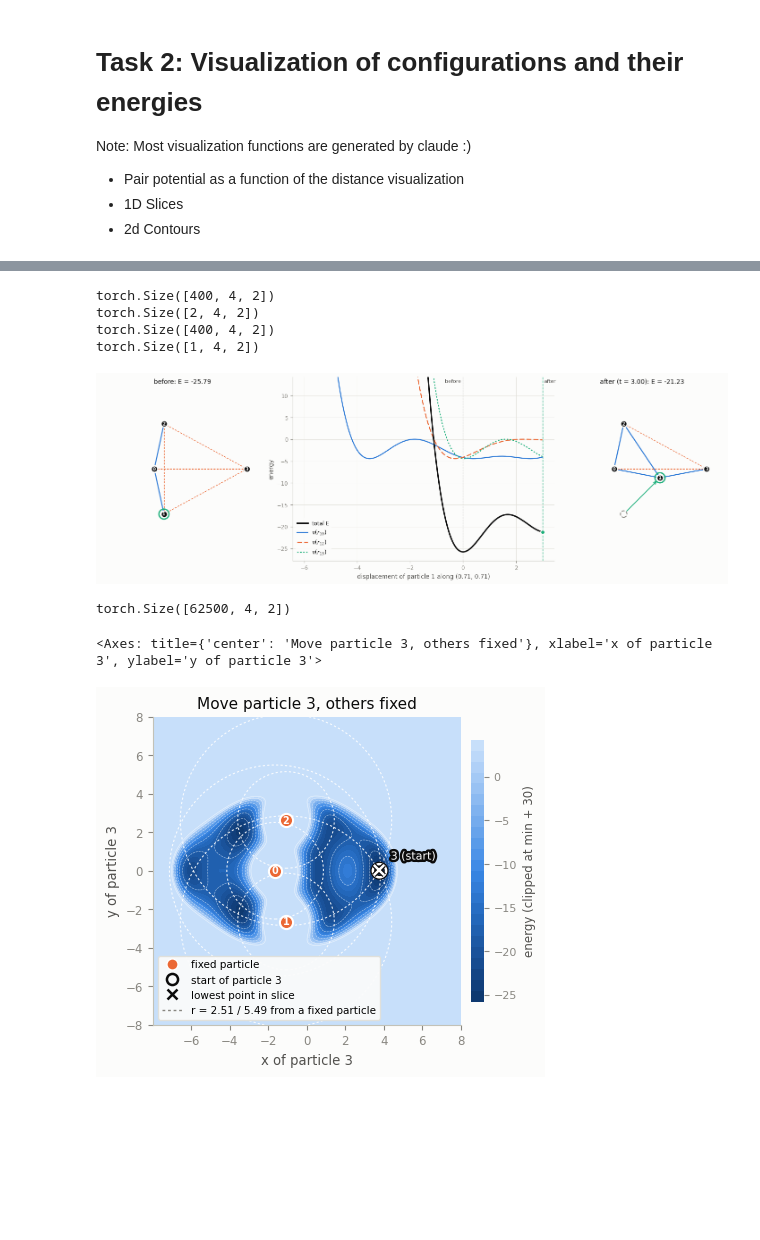
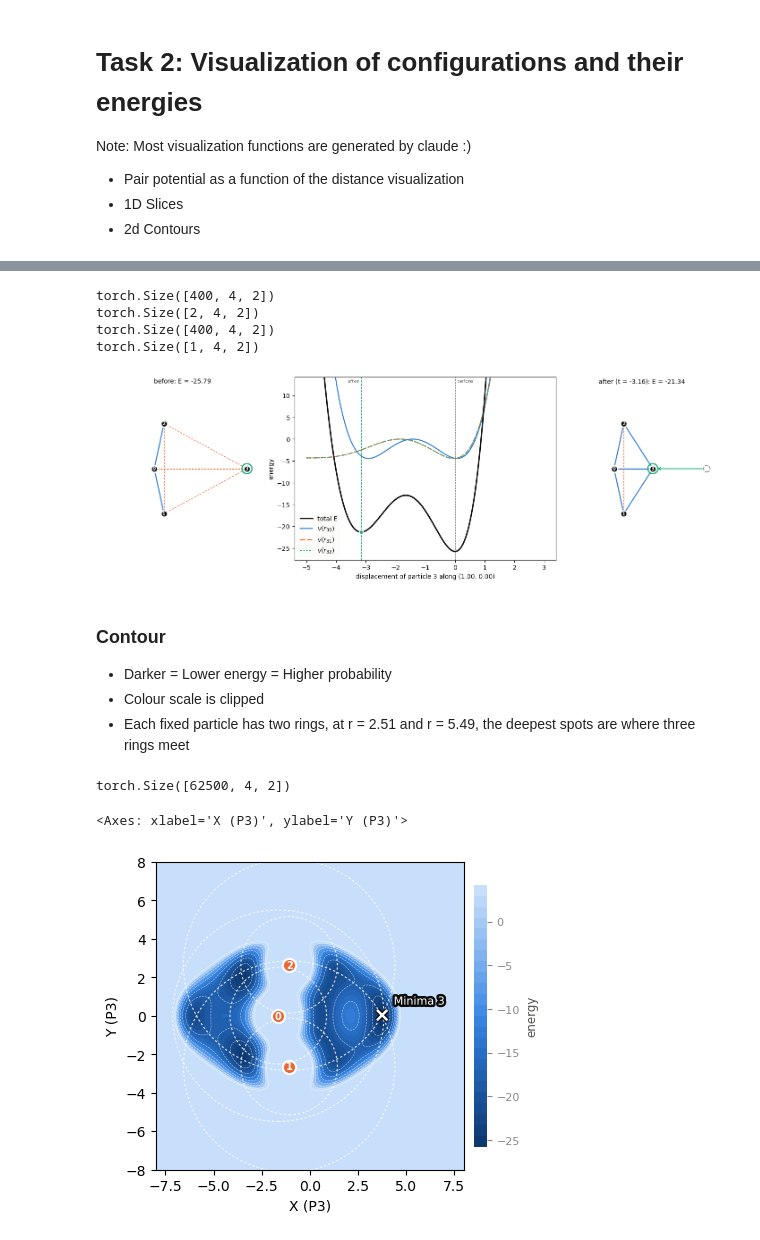
Before and after one commit to AwsamAgbarya/AdjointSampling, a Jupyter notebook: testing.ipynb, the cells around one changed output, grey strips where cells are left out. Cells and saved outputs as stored; diff of their text form; code cells hidden in the pictures; blank space fills up the shorter version.

Commit message:
Moved the generated visualization functions into one file to be used

```diff
--- a/testing.ipynb
+++ b/testing.ipynb
@@ -232,9 +96,12 @@ def plot_move(energy_fn, x0, k, vec=(1.0, 0.0), t_range=(-4, 4), t_post=None, mi
 # %%
+import visualizations as rl
+reload(rl)
+from visualizations import plot_move
 fig, axes = plt.subplots(1, 3, figsize=(14, 4.6), layout="constrained", gridspec_kw={"width_ratios": [1, 1.6, 1]})
-_ = plot_move(DW_energy, samples[names[0]], k=1, vec=(1, 1), t_range=(-6, 3), axes=axes)
+_ = plot_move(DW_energy, samples[names[0]], 3, DW_pair_potential, D_0, 4, 2, vec=(8, 0), t_range=(-5, 3), axes=axes)
 # %% [output]
 torch.Size([400, 4, 2])
 torch.Size([2, 4, 2])
 torch.Size([400, 4, 2])
 torch.Size([1, 4, 2])
-[figure, old version]
+[figure, new version]
@@ -322,7 +108,15 @@ def plot_particle_contour(energy_fn, x0, k, extent=8.0, n=250, clip=30.0, show_w
+# %% [markdown]
+### Contour
+- Darker = Lower energy = Higher probability
+- Colour scale is clipped
+- Each fixed particle has two rings, at r = 2.51 and r = 5.49, the deepest spots are where three rings meet
 # %%
+import visualizations as rl
+reload(rl)
+from visualizations import plot_particle_contour
 fig, ax = plt.subplots(figsize=(6.5, 4))
-plot_particle_contour(DW_energy, samples[names[0]], k=3, ax=ax)
+plot_particle_contour(DW_energy, samples[names[0]], 3, R_SHORT, R_LONG, 4, 2, ax=ax, legend=False)
 # %% [output]
 torch.Size([62500, 4, 2])
-<Axes: title={'center': 'Move particle 3, others fixed'}, xlabel='x of particle 3', ylabel='y of particle 3'>
+<Axes: xlabel='X (P3)', ylabel='Y (P3)'>
-[figure, old version]
+[figure, new version]
```
Also changed, not shown: parts of 7 cells of this notebook, 1 other file.
